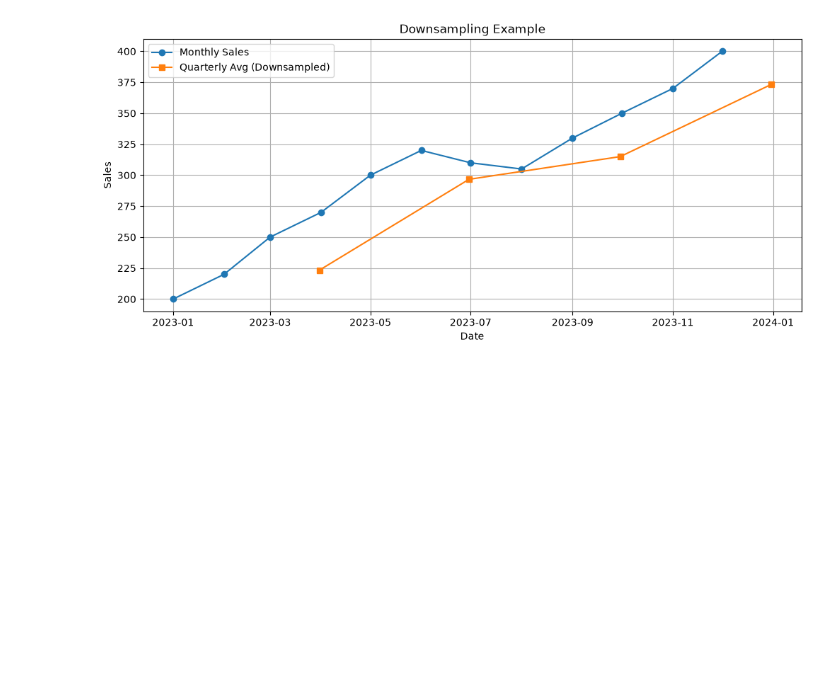
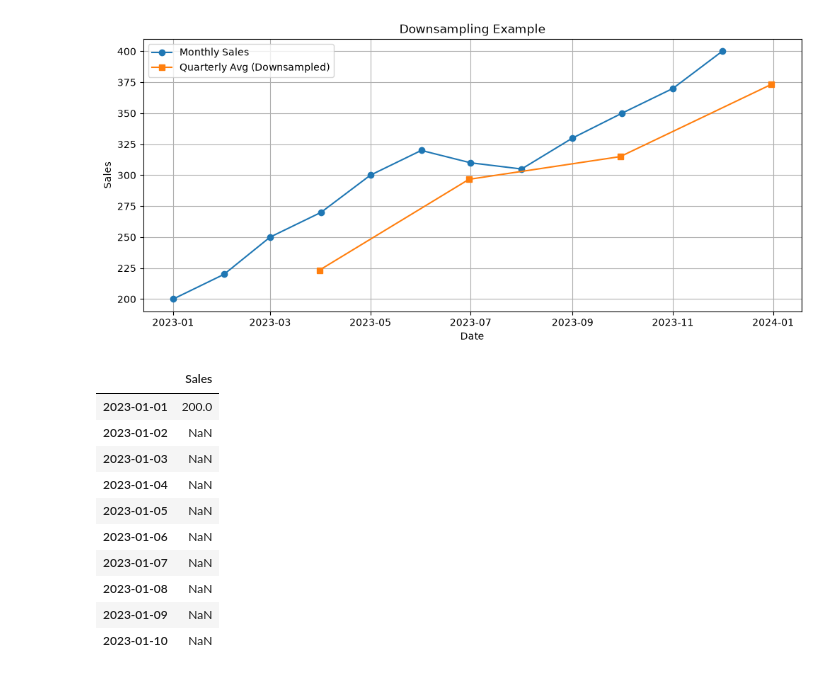
Before and after one commit to neeraj654123/Data-Science, a Jupyter notebook: Time Series Forecasting/03_Data_preparation.ipynb, the cells around one changed output. Drawn from its saved outputs; the diff is of its cells as text; code cells hidden in the pictures; blank space fills up the shorter version.

```diff
--- a/Time Series Forecasting/03_Data_preparation.ipynb
+++ b/Time Series Forecasting/03_Data_preparation.ipynb
@@ -103,3 +103,17 @@ plt.grid(True)
 plt.show()
 # %% [output]
 [figure]
+# %%
+df_daily.head(10)  # show first 10 daily records (will have NaN)
+# %% [output]
+|  | Sales |
+| 2023-01-01 | 200.0 |
+| 2023-01-02 | NaN |
+| 2023-01-03 | NaN |
+| 2023-01-04 | NaN |
+| 2023-01-05 | NaN |
+| 2023-01-06 | NaN |
+| 2023-01-07 | NaN |
+| 2023-01-08 | NaN |
+| 2023-01-09 | NaN |
+| 2023-01-10 | NaN |
```
Also changed, not shown: parts of 3 cells of this notebook.
